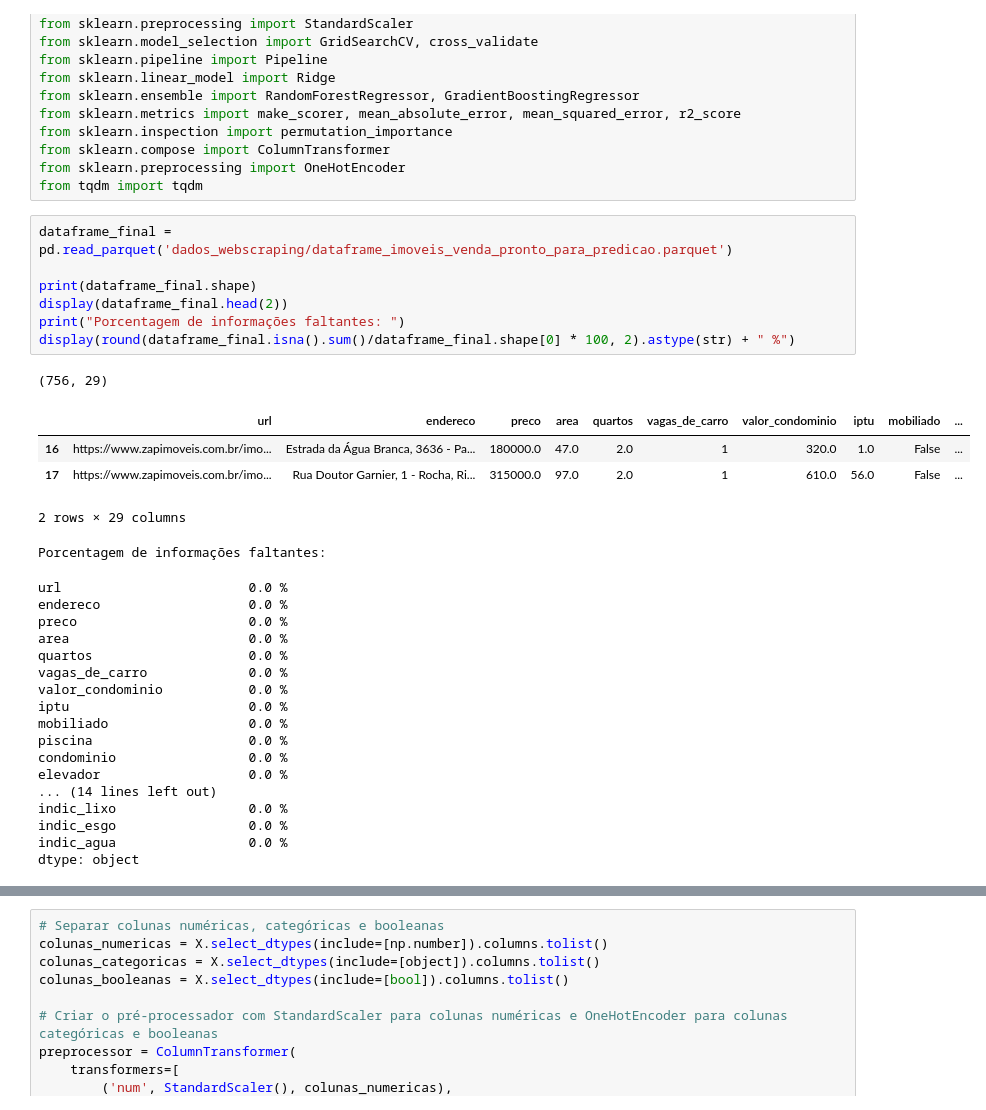
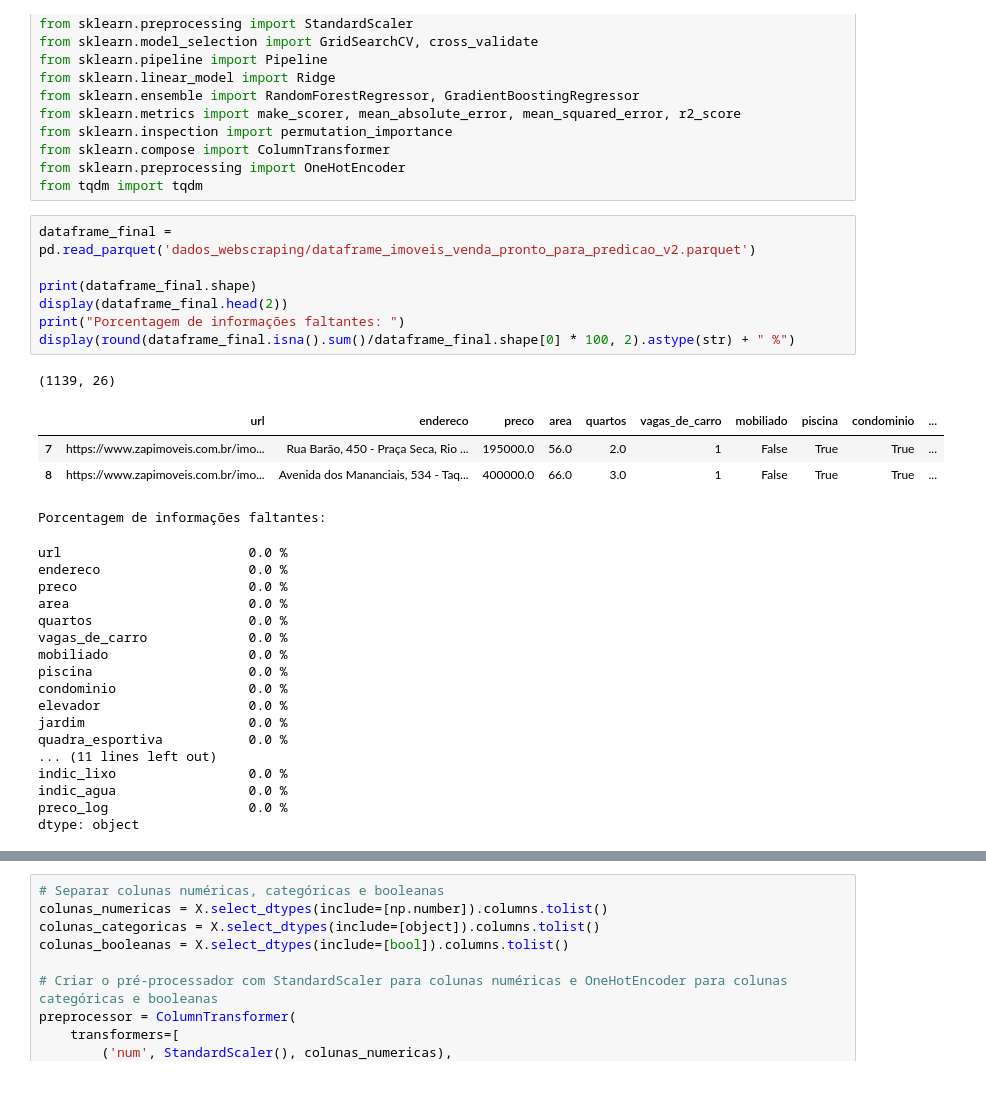
Before and after one commit to viniciusvianavieira/zap-imoveis-scraping-prediction, a Jupyter notebook: 4V - Predição-Zap-Imóveis-Vendas.ipynb, the cells around one changed output, grey strips where cells are left out. Drawn from its saved outputs; the diff is of its cells as text.

```diff
--- a/4V - Predição-Zap-Imóveis-Vendas.ipynb
+++ b/4V - Predição-Zap-Imóveis-Vendas.ipynb
@@ -18,34 +18,33 @@ from sklearn.compose import ColumnTransformer
 from sklearn.preprocessing import OneHotEncoder
 from tqdm import tqdm
 # %%
-dataframe_final = pd.read_parquet('dados_webscraping/dataframe_imoveis_venda_pronto_para_predicao.parquet')
+dataframe_final = pd.read_parquet('dados_webscraping/dataframe_imoveis_venda_pronto_para_predicao_v2.parquet')
 
 print(dataframe_final.shape)
 display(dataframe_final.head(2))
 print("Porcentagem de informações faltantes: ")
 display(round(dataframe_final.isna().sum()/dataframe_final.shape[0] * 100, 2).astype(str) + " %")
 # %% [output]
-(756, 29)
+(1139, 26)
-|  | url | endereco | preco | area | quartos | vagas_de_carro | valor_condominio | iptu | mobiliado | ... |
-| 16 | https://www.zapimoveis.com.br/imo... | Estrada da Água Branca, 3636 - Pa... | 180000.0 | 47.0 | 2.0 | 1 | 320.0 | 1.0 | False | ... |
-| 17 | https://www.zapimoveis.com.br/imo... | Rua Doutor Garnier, 1 - Rocha, Ri... | 315000.0 | 97.0 | 2.0 | 1 | 610.0 | 56.0 | False | ... |
+|  | url | endereco | preco | area | quartos | vagas_de_carro | mobiliado | piscina | condominio | ... |
+| 7 | https://www.zapimoveis.com.br/imo... | Rua Barão, 450 - Praça Seca, Rio ... | 195000.0 | 56.0 | 2.0 | 1 | False | True | True | ... |
+| 8 | https://www.zapimoveis.com.br/imo... | Avenida dos Mananciais, 534 - Taq... | 400000.0 | 66.0 | 3.0 | 1 | False | True | True | ... |
-2 rows × 29 columns
+Porcentagem de informações faltantes:
-Porcentagem de informações faltantes:
+url                        0.0 %
+endereco                   0.0 %
+preco                      0.0 %
+area                       0.0 %
+quartos                    0.0 %
+vagas_de_carro             0.0 %
+mobiliado                  0.0 %
+piscina                    0.0 %
+condominio                 0.0 %
+elevador                   0.0 %
+jardim                     0.0 %
+quadra_esportiva           0.0 %
+... (11 lines left out)
+indic_lixo                 0.0 %
+indic_agua                 0.0 %
+preco_log                  0.0 %
+dtype: object
-url                        0.0 %
-endereco                   0.0 %
-preco                      0.0 %
-area                       0.0 %
-quartos                    0.0 %
-vagas_de_carro             0.0 %
-valor_condominio           0.0 %
-iptu                       0.0 %
-mobiliado                  0.0 %
-piscina                    0.0 %
-condominio                 0.0 %
-elevador                   0.0 %
-... (14 lines left out)
-indic_lixo                 0.0 %
-indic_esgo                 0.0 %
-indic_agua                 0.0 %
-dtype: object
 # %%
```
Also changed, not shown: parts of 7 cells of this notebook, 3 other files.
